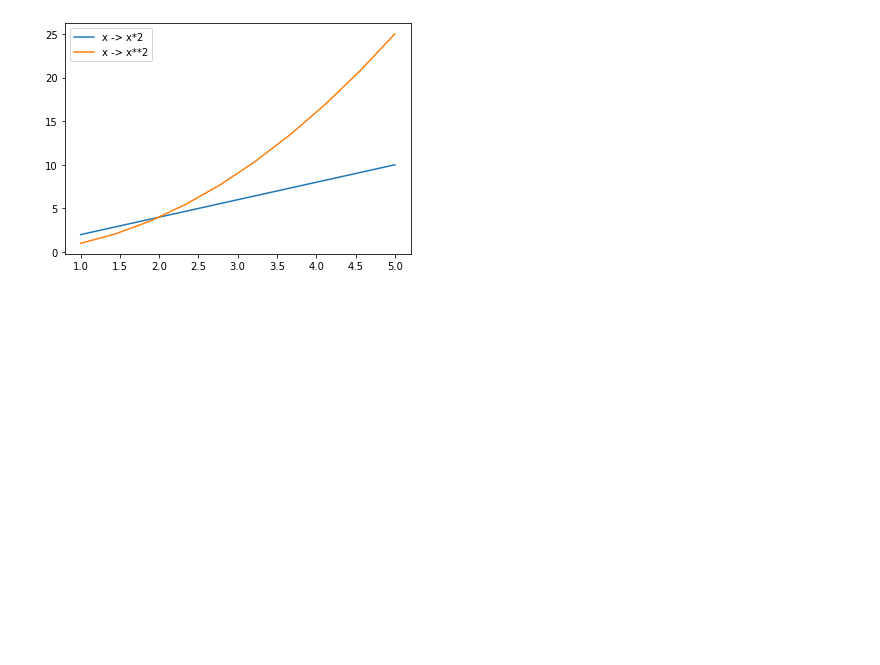
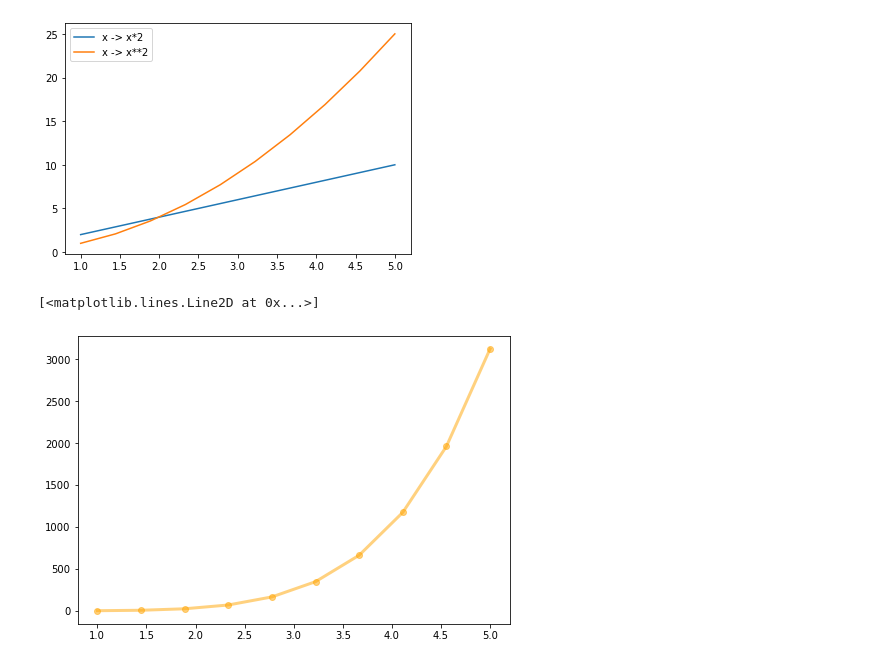
Before and after one commit to probe2k/webinar-2.0, a Jupyter notebook: crashcourse.ipynb, the cells around one changed output. Saved outputs shown, nothing was run; the diff lists cells and outputs as text; code cells hidden in the pictures; blank space fills up the shorter version.

```diff
--- a/crashcourse.ipynb
+++ b/crashcourse.ipynb
@@ -1214,3 +1214,11 @@ a.legend()
 # %%
 # And the highlighter here resolves  which line is which.
 # You can also specify locations for the legend to be placed. These locations are provided by location codes where 0 would mean default judged by matplotlib itself, 1 for upper right, 2 for upper left and so on.
+# %%
+# Now, let's talk about color and appearance of these plots, which would give us a plain plot with a blue line
+f = plt.figure()
+a = f.add_axes([0, 0, 1, 1])
+a.plot(x, y, color='orange', lw=3, alpha=0.5, linestyle='-', marker='o') # Here, however you can specify colors, alpha gain, marker, markersize, linewidth, linestyle etc. linewidth and lw are interchangeable. You can play with these paramteres and learn more about them in the documentation.
+# %% [output]
+[<matplotlib.lines.Line2D at 0x...>]
+[figure, added]
```
Also changed, not shown: parts of 1 cell of this notebook.
